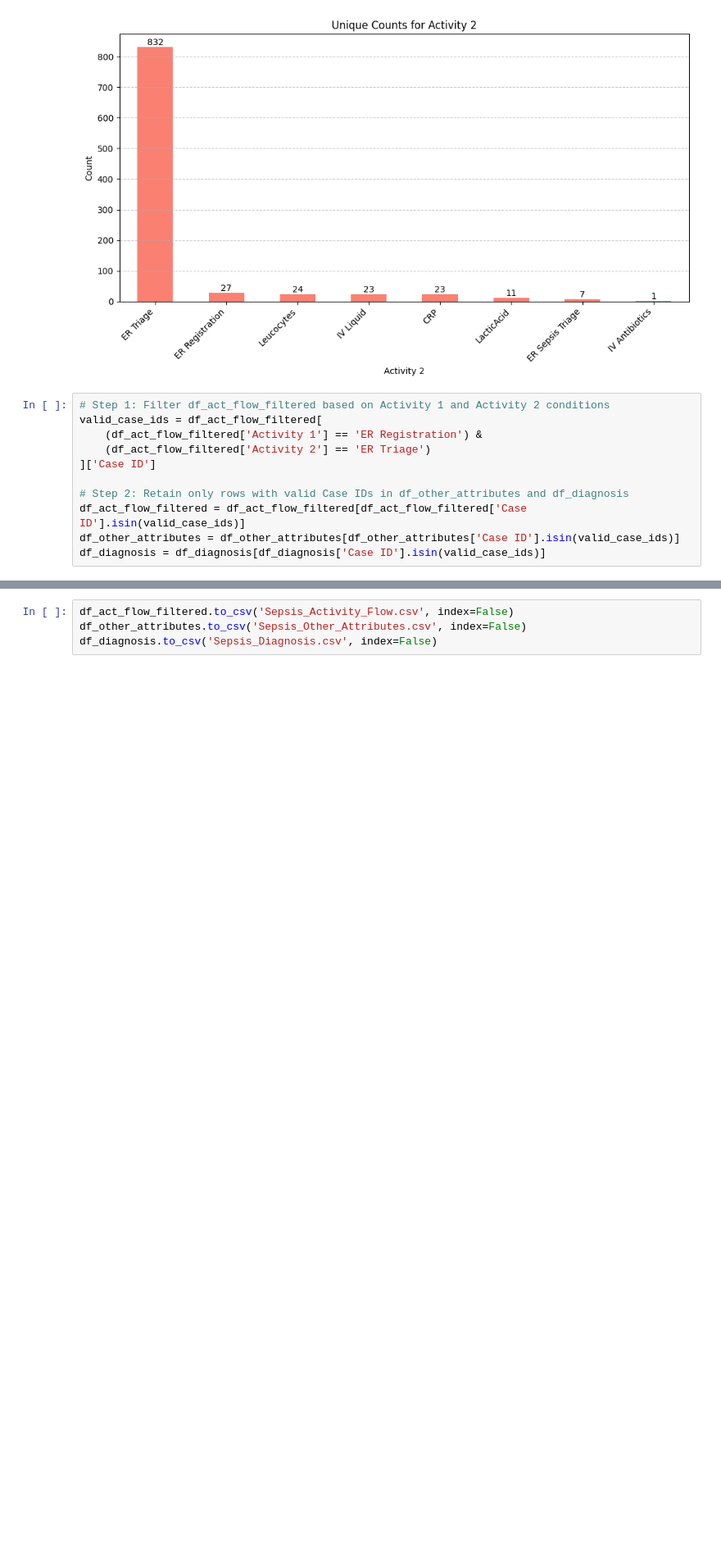
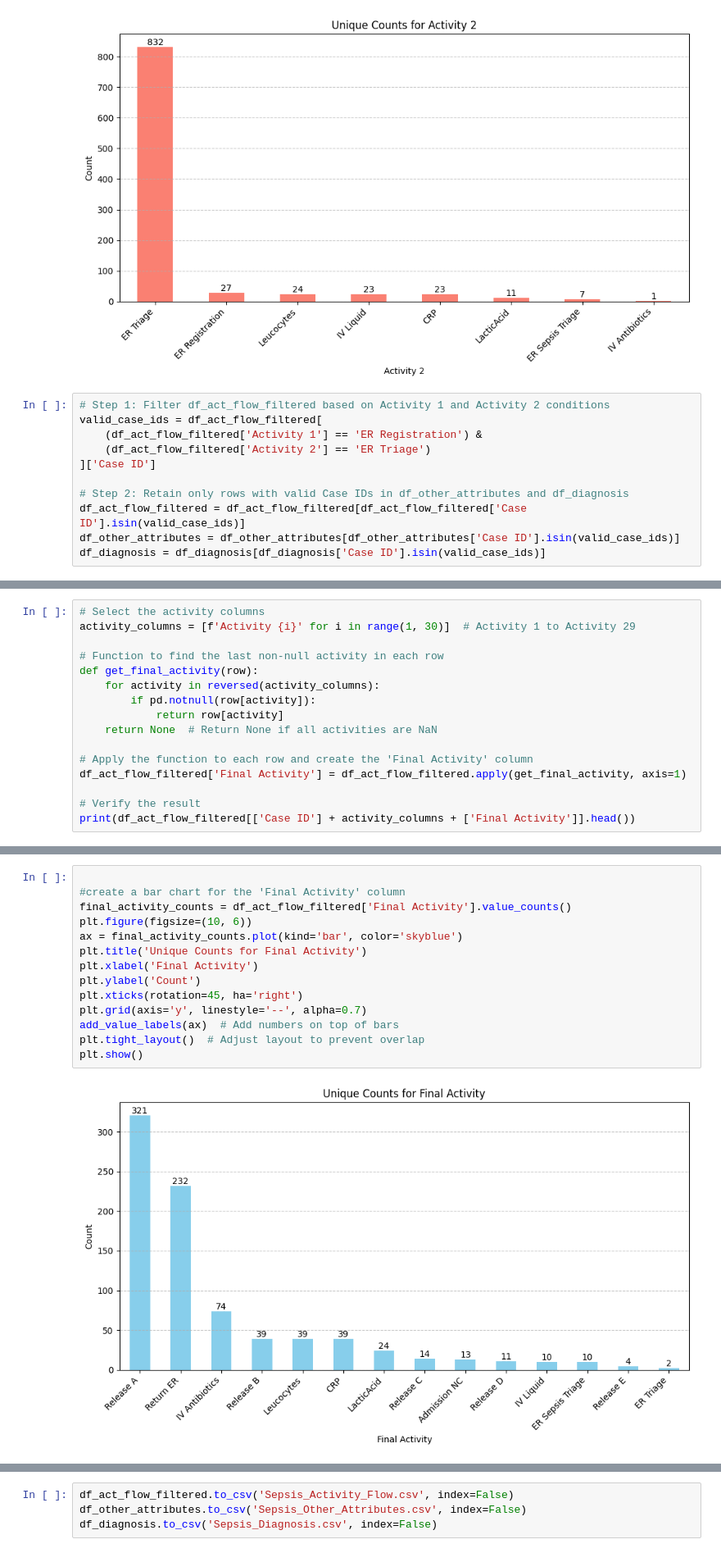
Before and after one commit to mohdkashifansari/Process_Analytics, a Jupyter notebook: model.ipynb, the cells around one changed output, grey strips where cells are left out. Shown at 82% size. Drawn from its saved outputs; the diff is of its cells as text; blank space fills up the shorter version.

```diff
--- a/model.ipynb
+++ b/model.ipynb
@@ -292,0 +305,16 @@ df_diagnosis = df_diagnosis[df_diagnosis['Case ID'].isin(valid_case_ids)]
+# %%
+# Select the activity columns
+activity_columns = [f'Activity {i}' for i in range(1, 30)]  # Activity 1 to Activity 29
+
+# Function to find the last non-null activity in each row
+def get_final_activity(row):
+    for activity in reversed(activity_columns):
+        if pd.notnull(row[activity]):
+            return row[activity]
+    return None  # Return None if all activities are NaN
+
+# Apply the function to each row and create the 'Final Activity' column
+df_act_flow_filtered['Final Activity'] = df_act_flow_filtered.apply(get_final_activity, axis=1)
+
+# Verify the result
+print(df_act_flow_filtered[['Case ID'] + activity_columns + ['Final Activity']].head())
@@ -292,0 +339,16 @@ df_diagnosis = df_diagnosis[df_diagnosis['Case ID'].isin(valid_case_ids)]
+# %%
+
+#create a bar chart for the 'Final Activity' column
+final_activity_counts = df_act_flow_filtered['Final Activity'].value_counts()
+plt.figure(figsize=(10, 6))
+ax = final_activity_counts.plot(kind='bar', color='skyblue')
+plt.title('Unique Counts for Final Activity')
+plt.xlabel('Final Activity')
+plt.ylabel('Count')
+plt.xticks(rotation=45, ha='right')
+plt.grid(axis='y', linestyle='--', alpha=0.7)
+add_value_labels(ax)  # Add numbers on top of bars
+plt.tight_layout()  # Adjust layout to prevent overlap
+plt.show()
+# %% [output]
+[figure, added]
```
Also changed, not shown: parts of 7 cells of this notebook, 3 other files.
